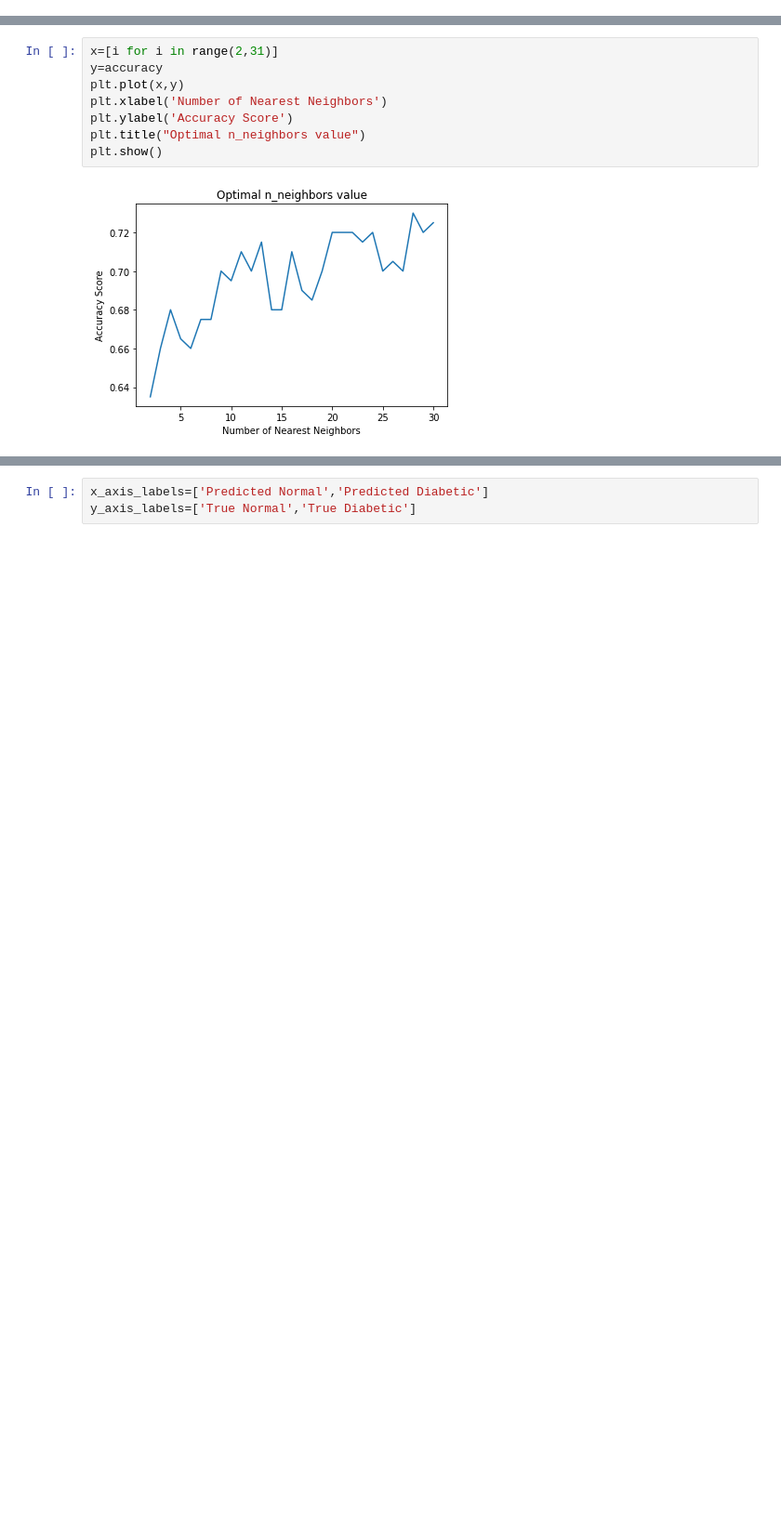
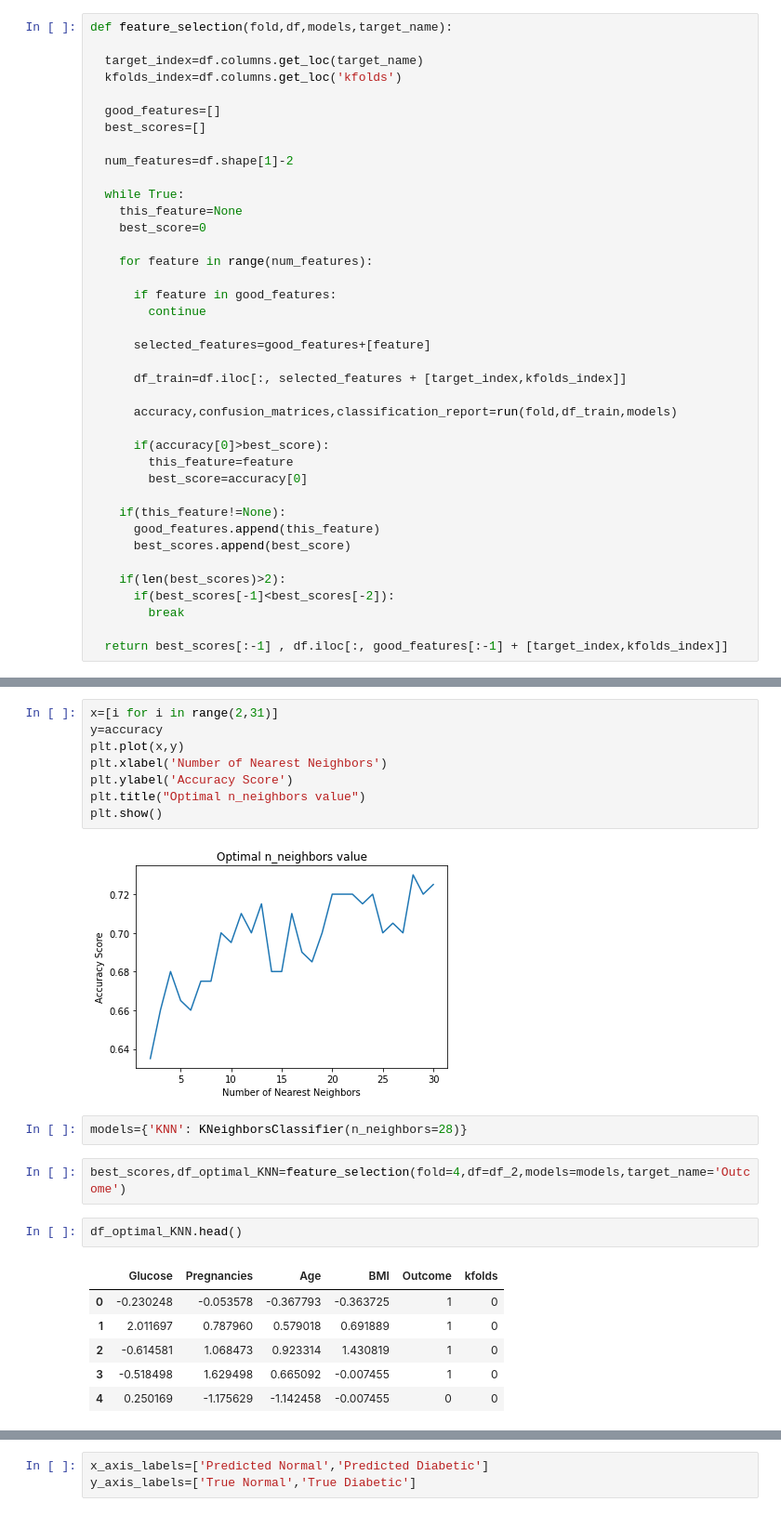
Before and after one commit to AryanMethil/Diabetes-KNN-vs-Naive-Bayes, a Jupyter notebook: Diabetes.ipynb, the cells around one changed output, grey strips where cells are left out. Shown: that part at 93% size. Saved outputs shown, nothing was run; the diff lists cells and outputs as text; blank space fills up the shorter version.

Commit message:
Added feature selection. (Used optimal dataset for Naive Bayes)

```diff
--- a/Diabetes.ipynb
+++ b/Diabetes.ipynb
@@ -151,4 +159,43 @@ def run(fold,df,models):
   return accuracy,confusion_matrices,classification_report
+# %%
+def feature_selection(fold,df,models,target_name):
+
+  target_index=df.columns.get_loc(target_name)
+  kfolds_index=df.columns.get_loc('kfolds')
+
+  good_features=[]
+  best_scores=[]
+
+  num_features=df.shape[1]-2
+
+  while True:
+    this_feature=None
+    best_score=0
+
+    for feature in range(num_features):
+
+      if feature in good_features:
+        continue
+
+      selected_features=good_features+[feature]
+
+      df_train=df.iloc[:, selected_features + [target_index,kfolds_index]]
+
+      accuracy,confusion_matrices,classification_report=run(fold,df_train,models)
+
+      if(accuracy[0]>best_score):
+        this_feature=feature
+        best_score=accuracy[0]
+
+    if(this_feature!=None):
+      good_features.append(this_feature)
+      best_scores.append(best_score)
+
+    if(len(best_scores)>2):
+      if(best_scores[-1]<best_scores[-2]):
+        break
+
+  return best_scores[:-1] , df.iloc[:, good_features[:-1] + [target_index,kfolds_index]]
 # %%
 from sklearn.neighbors import KNeighborsClassifier
 from sklearn.naive_bayes import GaussianNB
@@ -188,3 +236,16 @@ plt.title("Optimal n_neighbors value")
 plt.show()
 # %% [output]
 [figure]
+# %%
+models={'KNN': KNeighborsClassifier(n_neighbors=28)}
+# %%
+best_scores,df_optimal_KNN=feature_selection(fold=4,df=df_2,models=models,target_name='Outcome')
+# %%
+df_optimal_KNN.head()
+# %% [output]
+|  | Glucose | Pregnancies | Age | BMI | Outcome | kfolds |
+| 0 | -0.230248 | -0.053578 | -0.367793 | -0.363725 | 1 | 0 |
+| 1 | 2.011697 | 0.787960 | 0.579018 | 0.691889 | 1 | 0 |
+| 2 | -0.614581 | 1.068473 | 0.923314 | 1.430819 | 1 | 0 |
+| 3 | -0.518498 | 1.629498 | 0.665092 | -0.007455 | 1 | 0 |
+| 4 | 0.250169 | -1.175629 | -1.142458 | -0.007455 | 0 | 0 |
```
Also changed, not shown: parts of 15 cells of this notebook.
